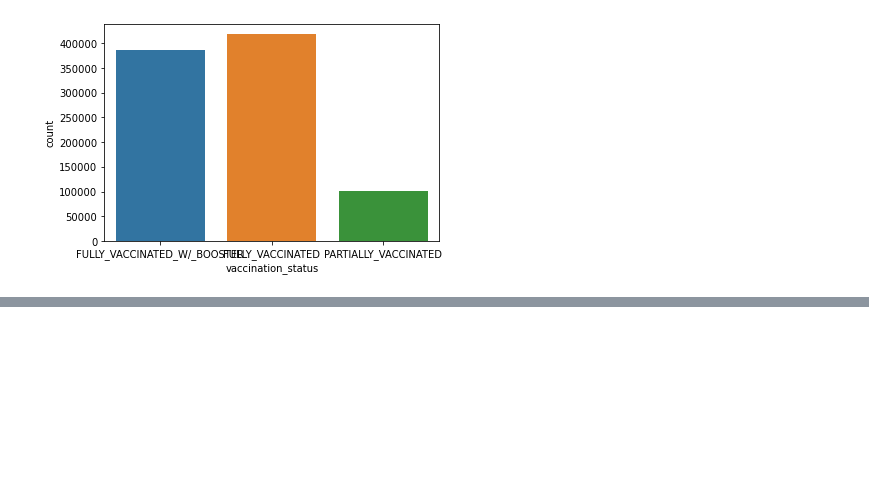
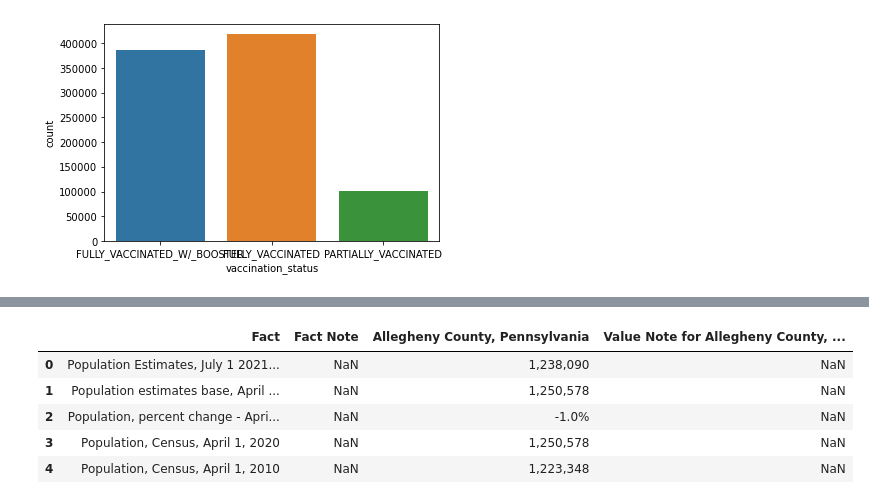
Before and after one commit to strobosco/bigideasfinal, a Jupyter notebook: niccolo.ipynb, the cells around one changed output, grey strips where cells are left out. Saved outputs shown, nothing was run; the diff lists cells and outputs as text; code cells hidden in the pictures; blank space fills up the shorter version.

```diff
--- a/niccolo.ipynb
+++ b/niccolo.ipynb
@@ -127,0 +149,9 @@ sns.countplot(data['vaccination_status'])
+# %%
+population.head()
+# %% [output]
+|  | Fact | Fact Note | Allegheny County, Pennsylvania | Value Note for Allegheny County, ... |
+| 0 | Population Estimates, July 1 2021... | NaN | 1,238,090 | NaN |
+| 1 | Population estimates base, April ... | NaN | 1,250,578 | NaN |
+| 2 | Population, percent change - Apri... | NaN | -1.0% | NaN |
+| 3 | Population, Census, April 1, 2020 | NaN | 1,250,578 | NaN |
+| 4 | Population, Census, April 1, 2010 | NaN | 1,223,348 | NaN |
```
Also changed, not shown: parts of 10 cells of this notebook.
